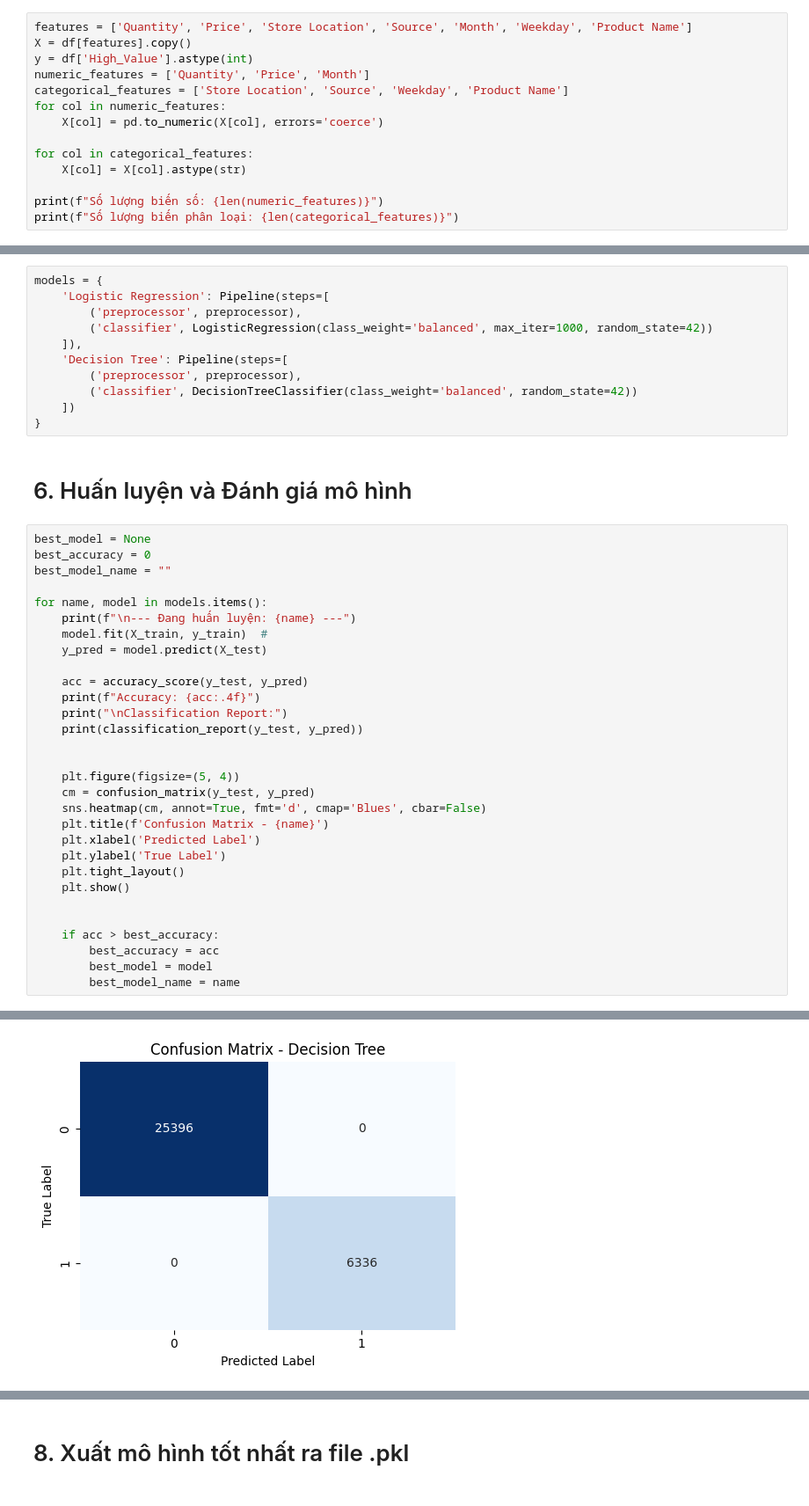
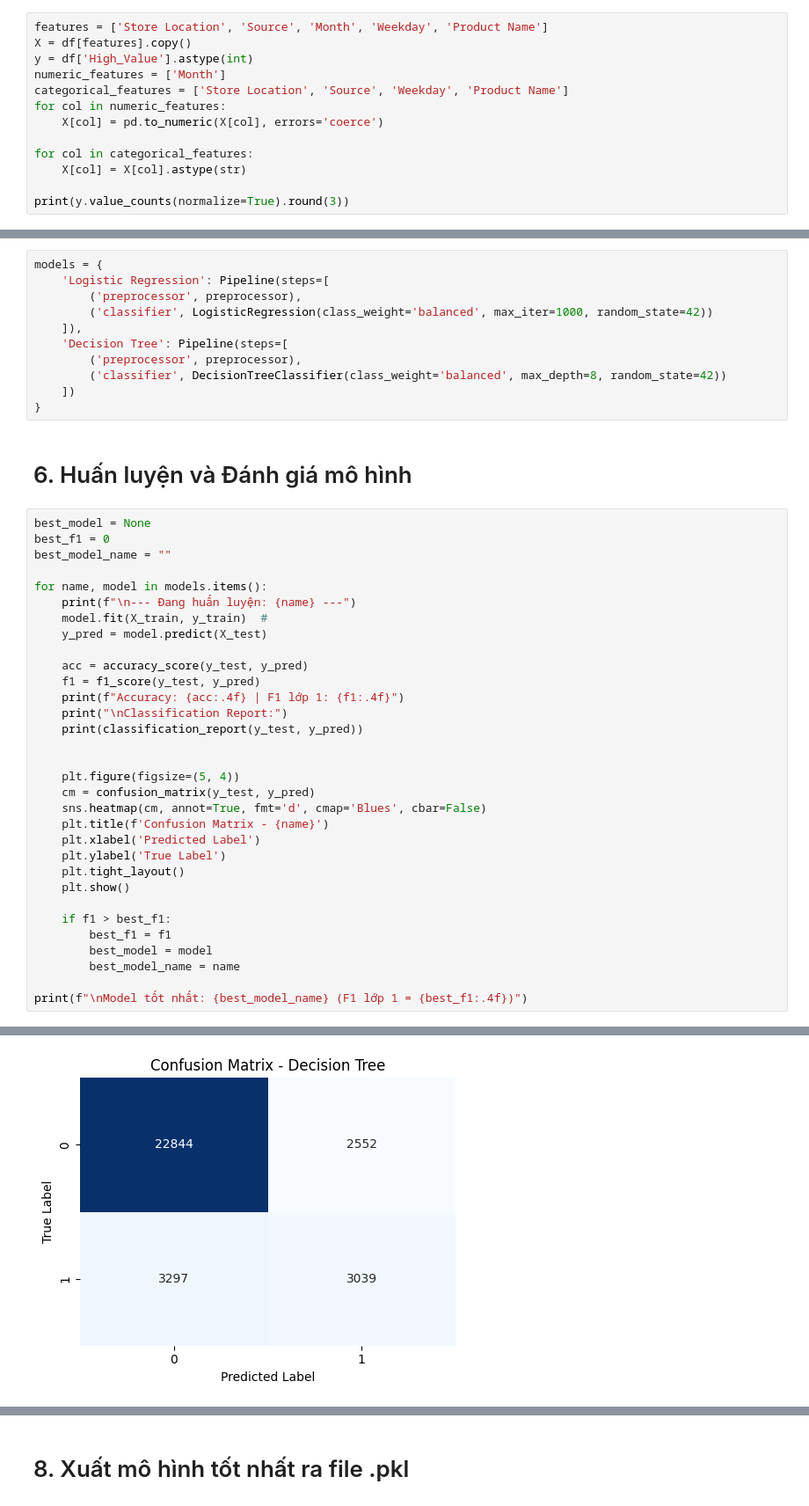
Before and after one commit to 24649721-NguyenTheHoang-Cystone/PTDLAI_Project_Group4, a Jupyter notebook: Stage2/PhamVietTien_Classification.ipynb, the cells around one changed output, grey strips where cells are left out. Shown at 88% size. Saved outputs shown, nothing was run; the diff lists cells and outputs as text.

```diff
--- a/Stage2/PhamVietTien_Classification.ipynb
+++ b/Stage2/PhamVietTien_Classification.ipynb
@@ -35,10 +35,10 @@ df['High_Value'] = (df['Sales Amount'] > threshold).astype(int)
 # Chọn các biến đặc trưng (Features) và nhãn (Target)
 # Loại bỏ các cột không cần thiết hoặc trùng lặp với target
 # %%
-features = ['Quantity', 'Price', 'Store Location', 'Source', 'Month', 'Weekday', 'Product Name']
+features = ['Store Location', 'Source', 'Month', 'Weekday', 'Product Name']
 X = df[features].copy()
 y = df['High_Value'].astype(int)
-numeric_features = ['Quantity', 'Price', 'Month']
+numeric_features = ['Month']
 categorical_features = ['Store Location', 'Source', 'Weekday', 'Product Name']
 for col in numeric_features:
     X[col] = pd.to_numeric(X[col], errors='coerce')
@@ -46,6 +46,5 @@ for col in numeric_features:
 for col in categorical_features:
     X[col] = X[col].astype(str)
 
-print(f"Số lượng biến số: {len(numeric_features)}")
-print(f"Số lượng biến phân loại: {len(categorical_features)}")
+print(y.value_counts(normalize=True).round(3))
 # %% [output]
@@ -83,14 +84,14 @@ models = {
     ]),
     'Decision Tree': Pipeline(steps=[
         ('preprocessor', preprocessor),
-        ('classifier', DecisionTreeClassifier(class_weight='balanced', random_state=42))
+        ('classifier', DecisionTreeClassifier(class_weight='balanced', max_depth=8, random_state=42))
     ])
 }
 # %% [markdown]
 # 6. Huấn luyện và Đánh giá mô hình
 # %%
 best_model = None
-best_accuracy = 0
+best_f1 = 0
 best_model_name = ""
 
 for name, model in models.items():
@@ -99,7 +100,8 @@ for name, model in models.items():
     y_pred = model.predict(X_test)
 
     acc = accuracy_score(y_test, y_pred)
-    print(f"Accuracy: {acc:.4f}")
+    f1 = f1_score(y_test, y_pred)
+    print(f"Accuracy: {acc:.4f} | F1 lớp 1: {f1:.4f}")
     print("\nClassification Report:")
     print(classification_report(y_test, y_pred))
 
@@ -113,10 +115,11 @@ for name, model in models.items():
     plt.tight_layout()
     plt.show()
 
-
-    if acc > best_accuracy:
-        best_accuracy = acc
+    if f1 > best_f1:
+        best_f1 = f1
         best_model = model
         best_model_name = name
+
+print(f"\nModel tốt nhất: {best_model_name} (F1 lớp 1 = {best_f1:.4f})")
 # %% [output]
 --- Đang huấn luyện: Logistic Regression ---
@@ -147 +150 @@ weighted avg       1.00      1.00      1.00     31732
-[figure, old version]
+[figure, new version]
```
Also changed, not shown: parts of 4 cells of this notebook, 4 other files.
